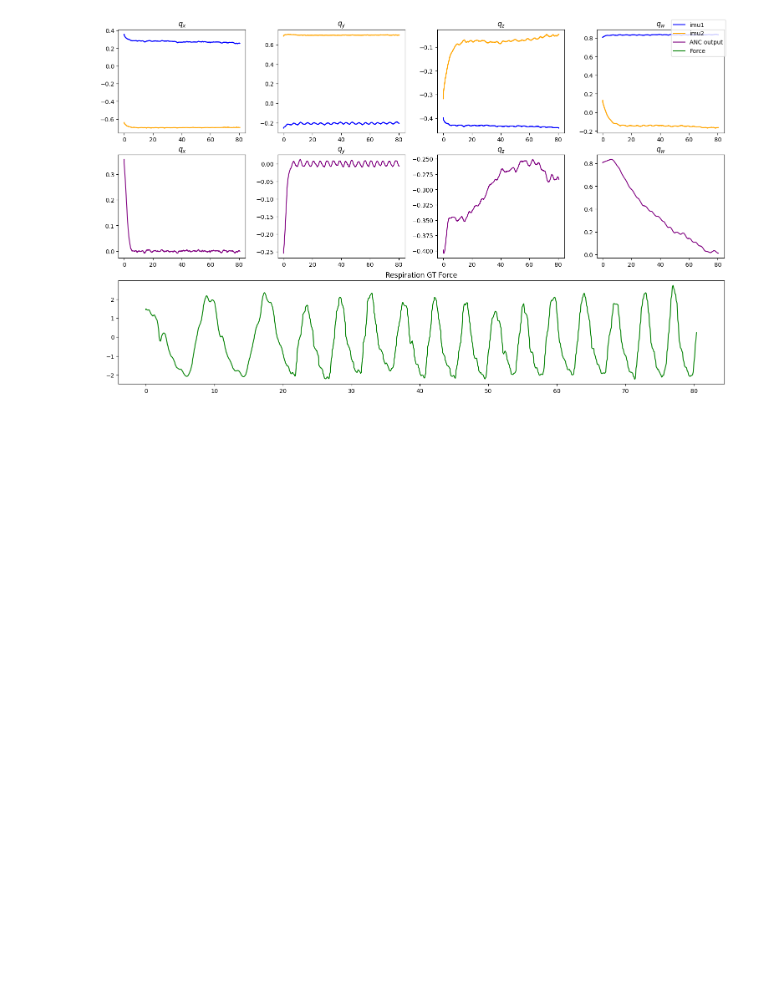
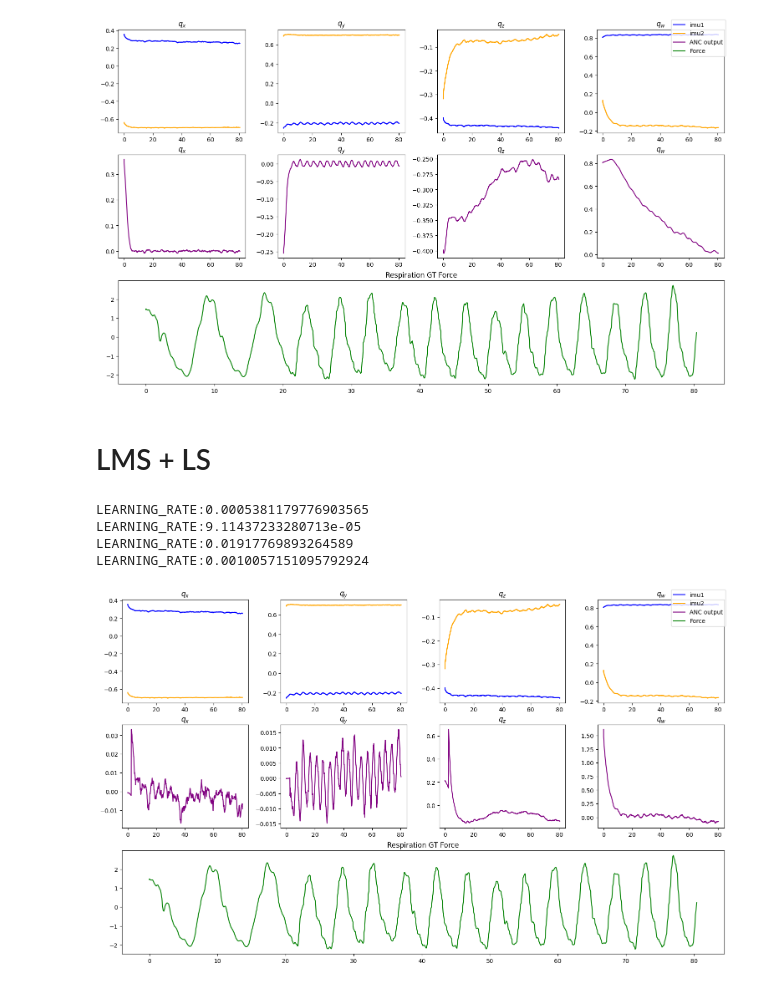
Before and after one commit to Yang-Yun-Yeh/RR-HR, a Jupyter notebook: ANC.ipynb, the cells around one changed output. Saved outputs shown, nothing was run; the diff lists cells and outputs as text; code cells hidden in the pictures; blank space fills up the shorter version.

Commit message:
Add LMS+LS method

```diff
--- a/ANC.ipynb
+++ b/ANC.ipynb
@@ -41,14 +41,15 @@ draw_imu_curve(data, overlap=True, show_gt=True)
 NTAPS = 30 # 10
 LEARNING_RATE = 0.005 # 0.001
 
-outputs_dict = {}
+outputs_dict_LMS = {}
+outputs_dict_LMS['method'] = 'LMS'
 for col in cols:
     d = data[sensor_names[0] + '_' + col].to_numpy() # IMU1 (desire signal with more RR info.)
     x = data[sensor_names[1] + '_' + col].to_numpy() # IMU2 (reference noise)
     f = FIR_filter(np.zeros(NTAPS))
     y = np.empty(len(d))
 
-    # DO FIR filter + LMS
+    # DO FIR filter
     for i in range((len(d))):
         ref_noise = x[i]
         canceller = f.filter(ref_noise)
@@ -56,8 +57,41 @@ for col in cols:
         f.lms(output_signal, LEARNING_RATE)
         y[i] = output_signal
 
-    outputs_dict[col] = y
+    outputs_dict_LMS[col] = y
 
-draw_anc_curve(data, outputs=outputs_dict)
+draw_anc_curve(data, outputs=outputs_dict_LMS)
 # %% [output]
 [figure]
+# %% [markdown]
+# LMS + LS
+# %%
+outputs_dict_LMSLS = {}
+outputs_dict_LMSLS['method'] = 'LMS+LS'
+for col in cols:
+    d = data[sensor_names[0] + '_' + col].to_numpy() # IMU1 (desire signal with more RR info.)
+    x = data[sensor_names[1] + '_' + col].to_numpy() # IMU2 (reference noise)
+    f = FIR_filter(np.zeros(NTAPS))
+    y = np.empty(len(d))
+
+    # Least Square Once
+    f.ls(x, d)
+    LEARNING_RATE = np.max(f.coefficients) / 100 # / 100
+    print(f'LEARNING_RATE:{LEARNING_RATE}')
+
+    # DO FIR filter
+    for i in range((len(d))):
+        ref_noise = x[i]
+        canceller = f.filter(ref_noise)
+        output_signal = d[i] - canceller
+        f.lms(output_signal, LEARNING_RATE)
+        y[i] = output_signal
+
+    outputs_dict_LMSLS[col] = y
+
+draw_anc_curve(data, outputs=outputs_dict_LMSLS)
+# %% [output]
+LEARNING_RATE:0.0005381179776903565
+LEARNING_RATE:9.11437233280713e-05
+LEARNING_RATE:0.01917769893264589
+LEARNING_RATE:0.0010057151095792924
+[figure, added]
```
Also changed, not shown: parts of 2 cells of this notebook, 3 other files.
